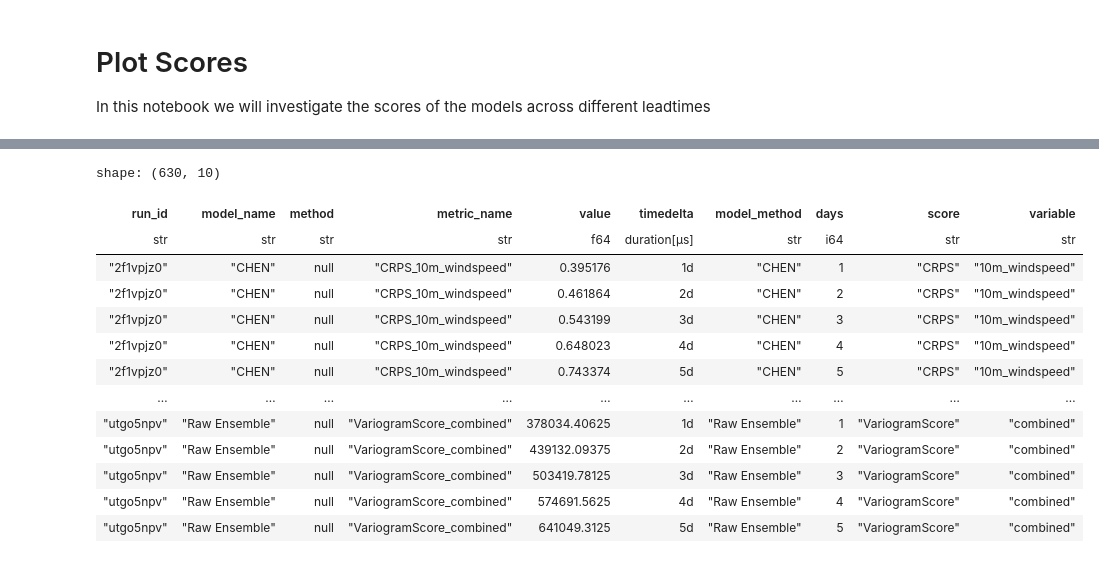
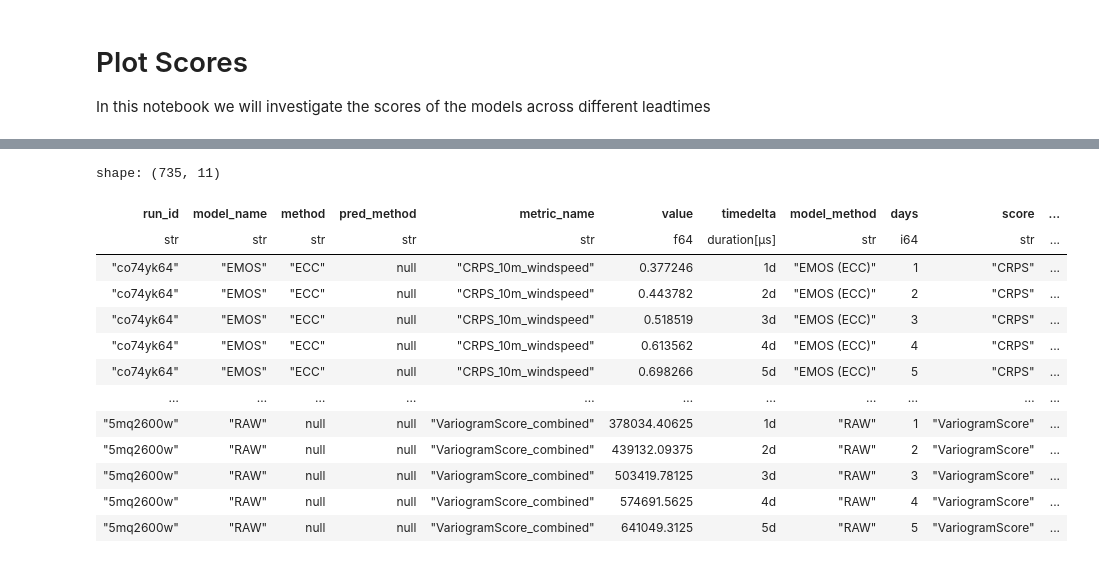
Before and after one commit to m-j-w-f/GenPP, a Jupyter notebook: src/genpp/eval/plot_scores.ipynb, the cells around one changed output, grey strips where cells are left out. Drawn from its saved outputs; the diff is of its cells as text; code cells hidden in the pictures.

```diff
--- a/src/genpp/eval/plot_scores.ipynb
+++ b/src/genpp/eval/plot_scores.ipynb
@@ -21,5 +21,5 @@ api = wandb.Api()
 # Get runs with a specific tag
 runs = api.runs(
     "feik/genpp",  # Replace with your entity/project
-    filters={"tags": {"$all": ["best", "multi leadtime"], "$nin": ["deprecated"]}},
+    filters={"tags": {"$all": ["final"], "$nin": ["deprecated"]}},
 )
@@ -116,36 +147,40 @@ shape: (630, 6)
 # %%
 # Prepare data for plotting using polars
 df_plot = df.with_columns(
     [
         # Create combined model+method label
-        pl.when(pl.col("method").is_null())
-        .then(pl.col("model_name"))
-        .otherwise(pl.col("model_name") + " (" + pl.col("method") + ")")
+        pl.when(pl.col("method").is_not_null() & pl.col("pred_method").is_null())
+        .then(pl.col("model_name") + " (" + pl.col("method") + ")")
+        .when(pl.col("method").is_not_null() & pl.col("pred_method").is_not_null())
+        .then(pl.col("model_name") + " (" + pl.col("method") + ", " + pl.col("pred_method") + ")")
+        .when(pl.col("method").is_null() & pl.col("pred_method").is_not_null())
+        .then(pl.col("model_name") + " (" + pl.col("pred_method") + ")")
+        .otherwise(pl.col("model_name"))
         .alias("model_method"),
         # Convert timedelta to days for better readability
         (pl.col("timedelta").dt.total_days()).alias("days"),
         # Split metric_name into score and variable
         pl.col("metric_name").str.split("_").list.first().alias("score"),
         pl.col("metric_name").str.split("_").list.slice(1).list.join("_").alias("variable"),
     ]
 ).sort(["score", "variable", "model_method", "days"])
 
 df_plot
 # %% [output]
-shape: (630, 10)
+shape: (735, 11)
-| run_id | model_name | method | metric_name | value | timedelta | model_method | days | score | variable |
-| str | str | str | str | f64 | duration[μs] | str | i64 | str | str |
-| "2f1vpjz0" | "CHEN" | null | "CRPS_10m_windspeed" | 0.395176 | 1d | "CHEN" | 1 | "CRPS" | "10m_windspeed" |
-| "2f1vpjz0" | "CHEN" | null | "CRPS_10m_windspeed" | 0.461864 | 2d | "CHEN" | 2 | "CRPS" | "10m_windspeed" |
-| "2f1vpjz0" | "CHEN" | null | "CRPS_10m_windspeed" | 0.543199 | 3d | "CHEN" | 3 | "CRPS" | "10m_windspeed" |
-| "2f1vpjz0" | "CHEN" | null | "CRPS_10m_windspeed" | 0.648023 | 4d | "CHEN" | 4 | "CRPS" | "10m_windspeed" |
-| "2f1vpjz0" | "CHEN" | null | "CRPS_10m_windspeed" | 0.743374 | 5d | "CHEN" | 5 | "CRPS" | "10m_windspeed" |
-| … | … | … | … | … | … | … | … | … | … |
-| "utgo5npv" | "Raw Ensemble" | null | "VariogramScore_combined" | 378034.40625 | 1d | "Raw Ensemble" | 1 | "VariogramScore" | "combined" |
-| "utgo5npv" | "Raw Ensemble" | null | "VariogramScore_combined" | 439132.09375 | 2d | "Raw Ensemble" | 2 | "VariogramScore" | "combined" |
-| "utgo5npv" | "Raw Ensemble" | null | "VariogramScore_combined" | 503419.78125 | 3d | "Raw Ensemble" | 3 | "VariogramScore" | "combined" |
-| "utgo5npv" | "Raw Ensemble" | null | "VariogramScore_combined" | 574691.5625 | 4d | "Raw Ensemble" | 4 | "VariogramScore" | "combined" |
-| "utgo5npv" | "Raw Ensemble" | null | "VariogramScore_combined" | 641049.3125 | 5d | "Raw Ensemble" | 5 | "VariogramScore" | "combined" |
+| run_id | model_name | method | pred_method | metric_name | value | timedelta | model_method | days | score | ... |
+| str | str | str | str | str | f64 | duration[μs] | str | i64 | str | ... |
+| "co74yk64" | "EMOS" | "ECC" | null | "CRPS_10m_windspeed" | 0.377246 | 1d | "EMOS (ECC)" | 1 | "CRPS" | ... |
+| "co74yk64" | "EMOS" | "ECC" | null | "CRPS_10m_windspeed" | 0.443782 | 2d | "EMOS (ECC)" | 2 | "CRPS" | ... |
+| "co74yk64" | "EMOS" | "ECC" | null | "CRPS_10m_windspeed" | 0.518519 | 3d | "EMOS (ECC)" | 3 | "CRPS" | ... |
+| "co74yk64" | "EMOS" | "ECC" | null | "CRPS_10m_windspeed" | 0.613562 | 4d | "EMOS (ECC)" | 4 | "CRPS" | ... |
+| "co74yk64" | "EMOS" | "ECC" | null | "CRPS_10m_windspeed" | 0.698266 | 5d | "EMOS (ECC)" | 5 | "CRPS" | ... |
+| … | … | … | … | … | … | … | … | … | … | ... |
+| "5mq2600w" | "RAW" | null | null | "VariogramScore_combined" | 378034.40625 | 1d | "RAW" | 1 | "VariogramScore" | ... |
+| "5mq2600w" | "RAW" | null | null | "VariogramScore_combined" | 439132.09375 | 2d | "RAW" | 2 | "VariogramScore" | ... |
+| "5mq2600w" | "RAW" | null | null | "VariogramScore_combined" | 503419.78125 | 3d | "RAW" | 3 | "VariogramScore" | ... |
+| "5mq2600w" | "RAW" | null | null | "VariogramScore_combined" | 574691.5625 | 4d | "RAW" | 4 | "VariogramScore" | ... |
+| "5mq2600w" | "RAW" | null | null | "VariogramScore_combined" | 641049.3125 | 5d | "RAW" | 5 | "VariogramScore" | ... |
 # %%
 # Set seaborn style
 sns.set_theme(style="whitegrid")
```
Also changed, not shown: parts of 11 cells of this notebook, 4 other files.
